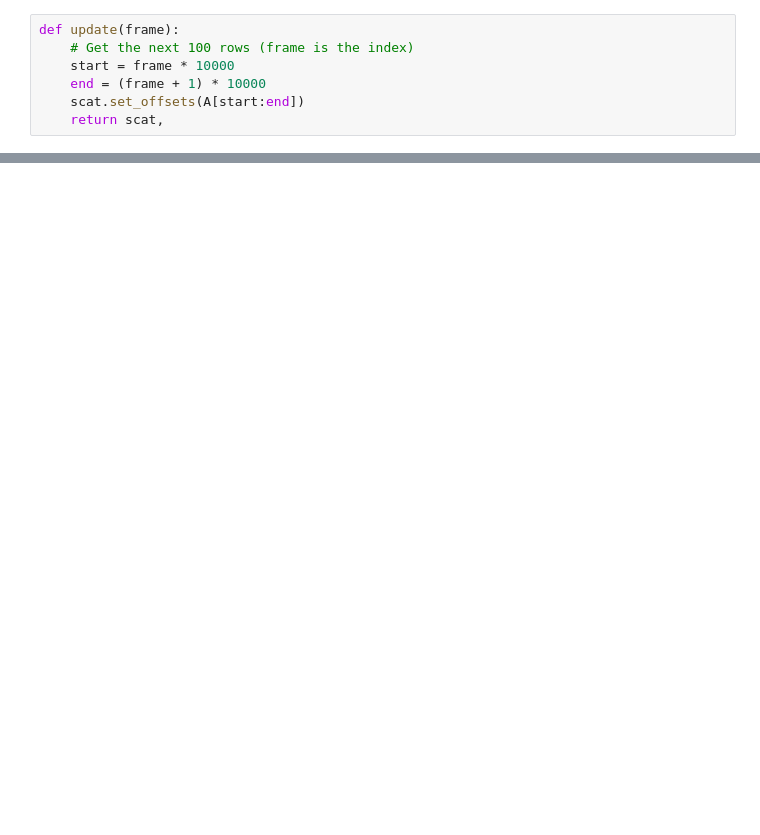
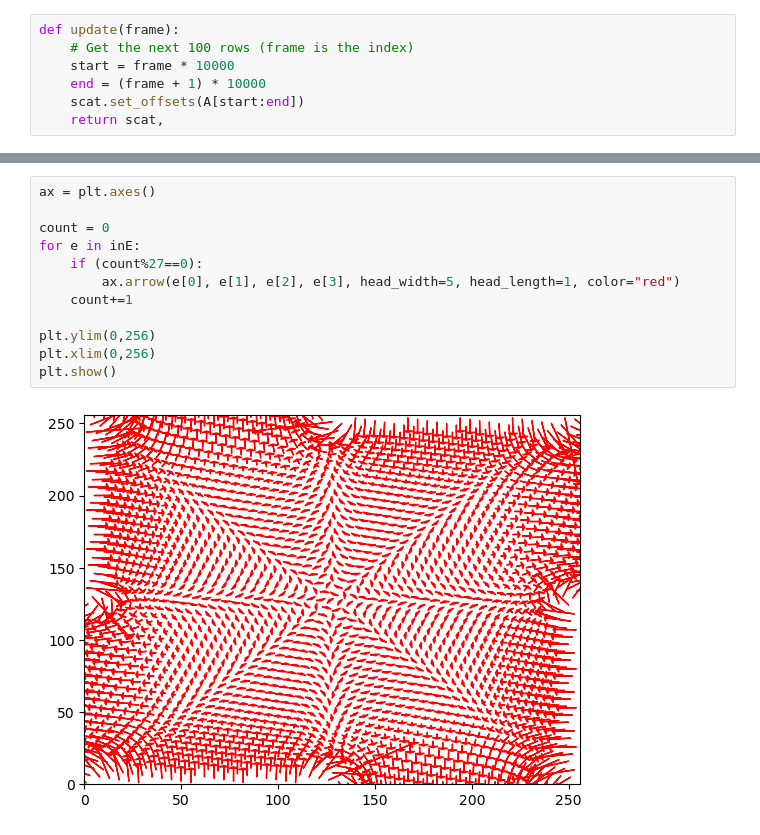
Before and after one commit to Nordic10/Compphys2Plasma, a Jupyter notebook: visualize_pic_data.ipynb, the cells around one changed output, grey strips where cells are left out. Saved outputs shown, nothing was run; the diff lists cells and outputs as text; blank space fills up the shorter version.

```diff
--- a/visualize_pic_data.ipynb
+++ b/visualize_pic_data.ipynb
@@ -53,0 +75,14 @@ display(fig)
+# %%
+ax = plt.axes()
+
+count = 0
+for e in inE:
+    if (count%27==0):
+        ax.arrow(e[0], e[1], e[2], e[3], head_width=5, head_length=1, color="red")
+    count+=1
+
+plt.ylim(0,256)
+plt.xlim(0,256)
+plt.show()
+# %% [output]
+[figure, added]
```
Also changed, not shown: parts of 5 cells of this notebook, 6 other files.
